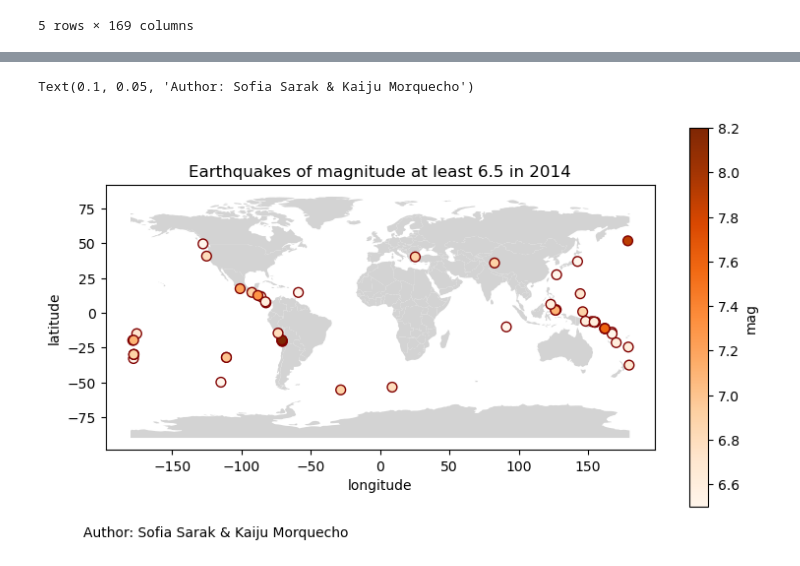
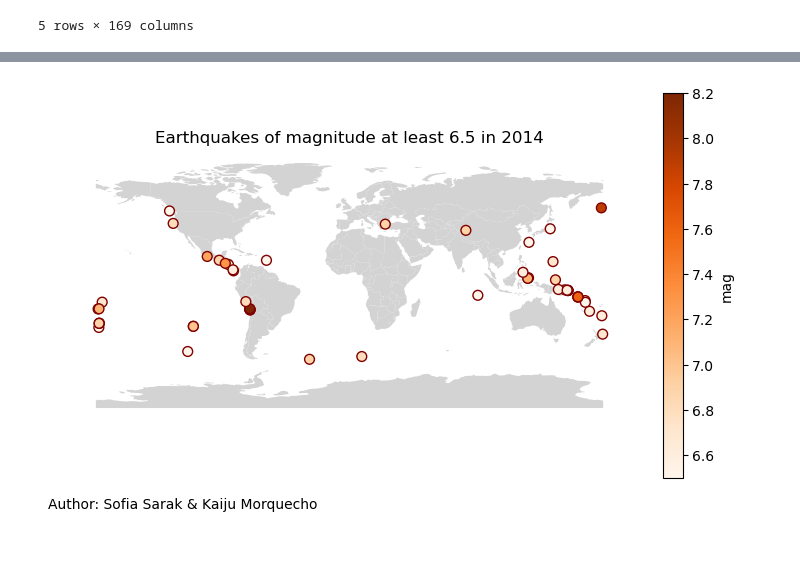
Before and after one commit to sofiasarak/earthquake-branching, a Jupyter notebook: section-5-earthquakes.ipynb, the cells around one changed output, grey strips where cells are left out. Drawn from its saved outputs; the diff is of its cells as text; code cells hidden in the pictures.

```diff
--- a/section-5-earthquakes.ipynb
+++ b/section-5-earthquakes.ipynb
@@ -47,23 +47,25 @@ plot_data.head()
 # %%
 import matplotlib.pyplot as plt
 
 fig, ax = plt.subplots(figsize=(9,5))
 
 countries.plot(ax = ax,
                color = 'lightgray')
 
 plot_data.plot(ax=ax,
                title = "Earthquakes of magnitude at least 6.5 in 2014",
               kind = 'scatter',
               column = 'mag',
               x = 'longitude',
               y = 'latitude',
               c = 'mag',
               cmap = 'Oranges',
               s = 50,
-              edgecolors = "maroon")
+              edgecolors = "maroon",
+              )
 
 plt.figtext(0.1, .05, "Author: Sofia Sarak & Kaiju Morquecho")
+
+ax.set_axis_off()
 # %% [output]
-Text(0.1, 0.05, 'Author: Sofia Sarak & Kaiju Morquecho')
-[figure, old version]
+[figure, new version]
```
